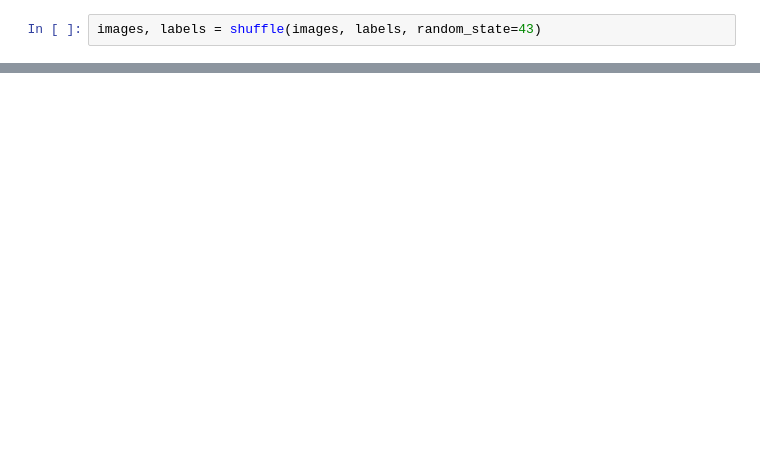
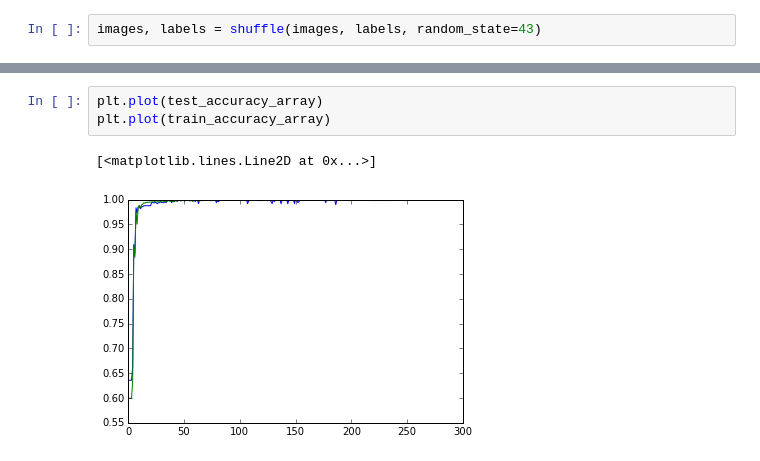
Before and after one commit to davsuacar/TurtleFlow, a Jupyter notebook: notebooks/Convolutional Neural Network.ipynb, the cells around one changed output, grey strips where cells are left out. Drawn from its saved outputs; the diff is of its cells as text; blank space fills up the shorter version.

```diff
--- a/notebooks/Convolutional Neural Network.ipynb
+++ b/notebooks/Convolutional Neural Network.ipynb
@@ -213,0 +213,6 @@ print classification
+# %%
+plt.plot(test_accuracy_array)
+plt.plot(train_accuracy_array)
+# %% [output]
+[<matplotlib.lines.Line2D at 0x...>]
+[figure, added]
```
Also changed, not shown: parts of 12 cells of this notebook, 1 other file.
